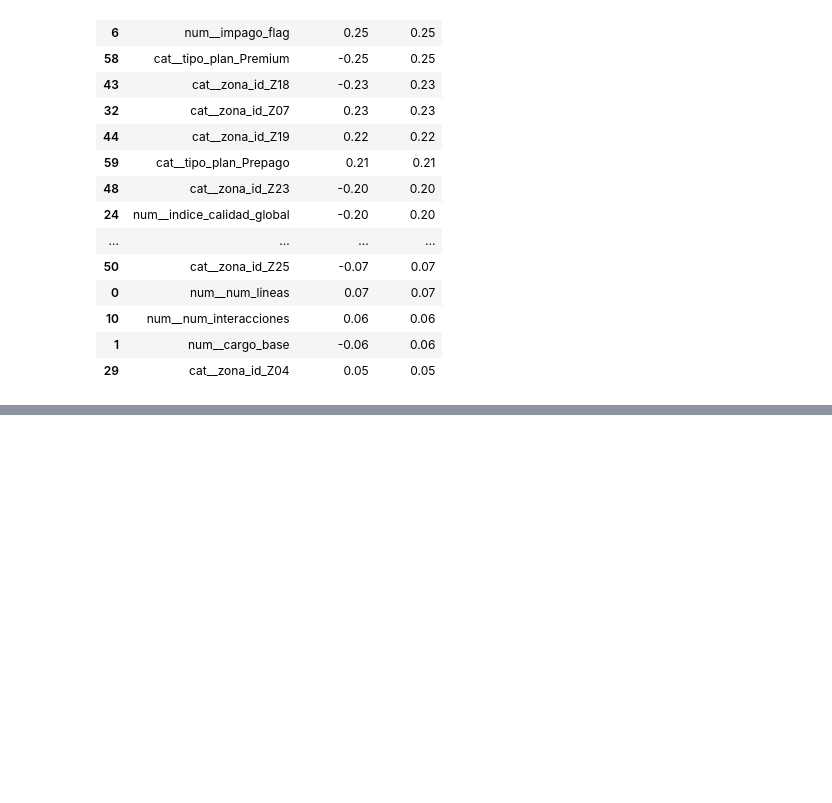
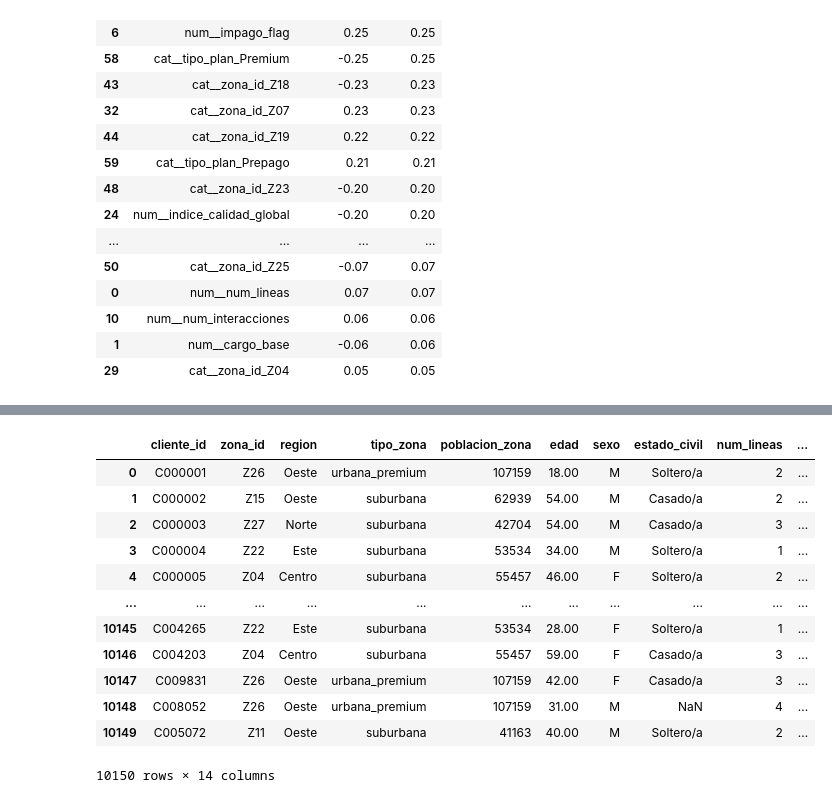
Before and after one commit to ancarmar03-create/UCV-Churn, a Jupyter notebook: notebooks/modelo1.ipynb, the cells around one changed output, grey strips where cells are left out. Drawn from its saved outputs; the diff is of its cells as text; code cells hidden in the pictures; blank space fills up the shorter version.

Commit message:
6º iteración añadiendo clientes

```diff
--- a/notebooks/modelo1.ipynb
+++ b/notebooks/modelo1.ipynb
@@ -2819,0 +3012,17 @@ coeficientes.sort_values(
+# %%
+df_clientes=pd.read_csv(r"C:\Users\ancar\Documents\Prácticas\UCV-Churn\data\raw\clientes.csv")
+df_clientes
+# %% [output]
+|  | cliente_id | zona_id | region | tipo_zona | poblacion_zona | edad | sexo | estado_civil | num_lineas | ... |
+| 0 | C000001 | Z26 | Oeste | urbana_premium | 107159 | 18.00 | M | Soltero/a | 2 | ... |
+| 1 | C000002 | Z15 | Oeste | suburbana | 62939 | 54.00 | M | Casado/a | 2 | ... |
+| 2 | C000003 | Z27 | Norte | suburbana | 42704 | 54.00 | M | Casado/a | 3 | ... |
+| 3 | C000004 | Z22 | Este | suburbana | 53534 | 34.00 | M | Soltero/a | 1 | ... |
+| 4 | C000005 | Z04 | Centro | suburbana | 55457 | 46.00 | F | Soltero/a | 2 | ... |
+| ... | ... | ... | ... | ... | ... | ... | ... | ... | ... | ... |
+| 10145 | C004265 | Z22 | Este | suburbana | 53534 | 28.00 | F | Soltero/a | 1 | ... |
+| 10146 | C004203 | Z04 | Centro | suburbana | 55457 | 59.00 | F | Casado/a | 3 | ... |
+| 10147 | C009831 | Z26 | Oeste | urbana_premium | 107159 | 42.00 | F | Casado/a | 3 | ... |
+| 10148 | C008052 | Z26 | Oeste | urbana_premium | 107159 | 31.00 | M | NaN | 4 | ... |
+| 10149 | C005072 | Z11 | Oeste | suburbana | 41163 | 40.00 | M | Soltero/a | 2 | ... |
+10150 rows × 14 columns
```
Also changed, not shown: parts of 20 cells of this notebook.
